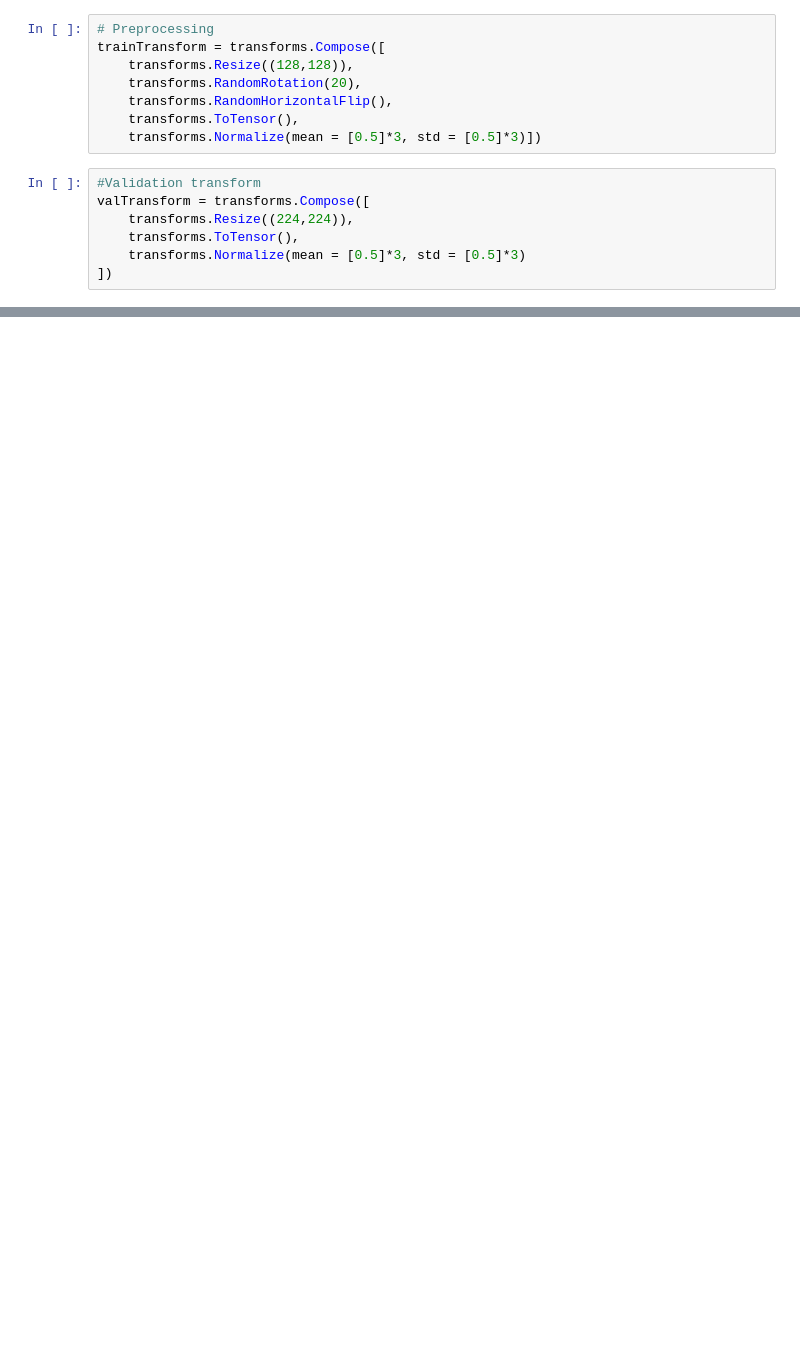
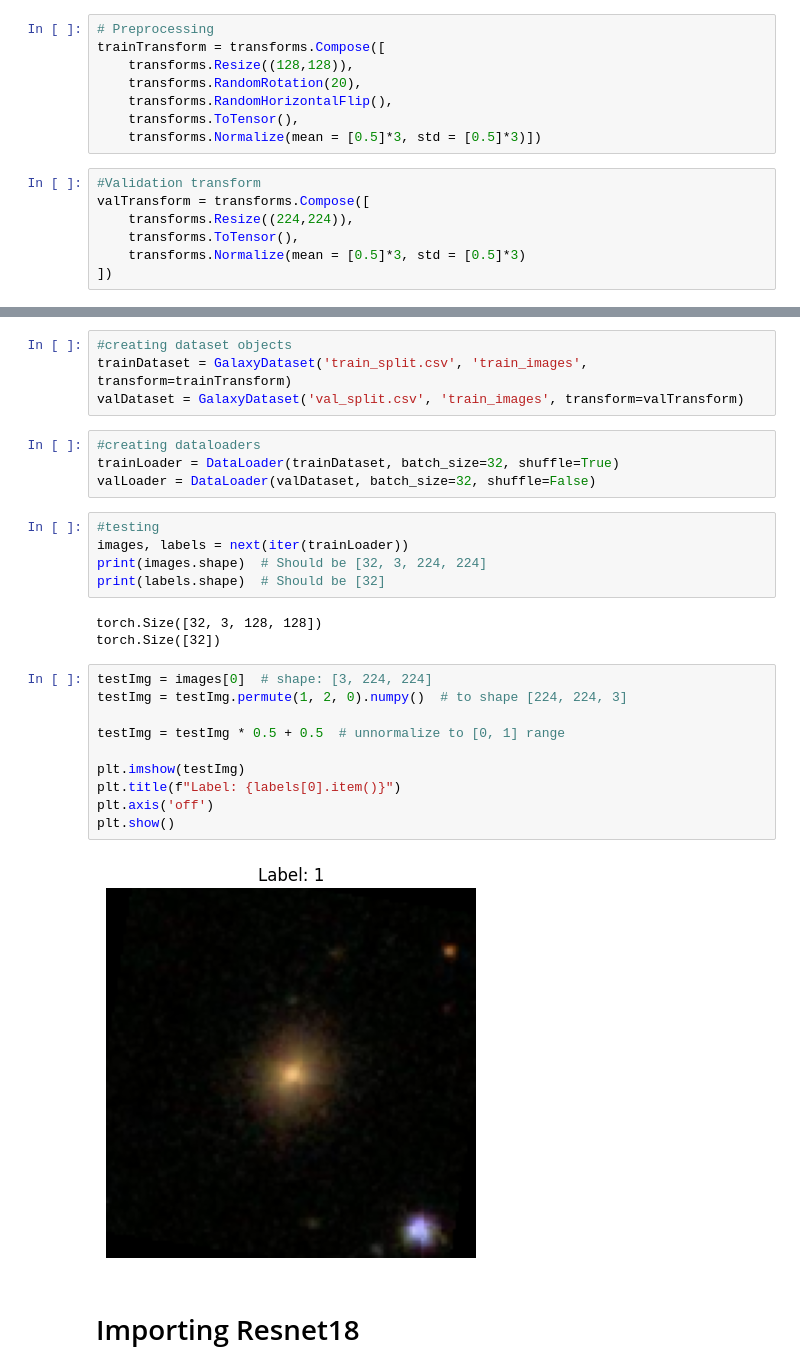
Before and after one commit to Diver202/HackRushAstronomy, a Jupyter notebook: model.ipynb, the cells around one changed output, grey strips where cells are left out. Saved outputs shown, nothing was run; the diff lists cells and outputs as text; blank space fills up the shorter version.

Commit message:
After training

```diff
--- a/model.ipynb
+++ b/model.ipynb
@@ -43,0 +95,30 @@ class GalaxyDataset(Dataset):
+# %%
+#creating dataset objects
+trainDataset = GalaxyDataset('train_split.csv', 'train_images', transform=trainTransform)
+valDataset = GalaxyDataset('val_split.csv', 'train_images', transform=valTransform)
+# %%
+#creating dataloaders
+trainLoader = DataLoader(trainDataset, batch_size=32, shuffle=True)
+valLoader = DataLoader(valDataset, batch_size=32, shuffle=False)
+# %%
+#testing
+images, labels = next(iter(trainLoader))
+print(images.shape)  # Should be [32, 3, 224, 224]
+print(labels.shape)  # Should be [32]
+# %% [output]
+torch.Size([32, 3, 128, 128])
+torch.Size([32])
+# %%
+testImg = images[0]  # shape: [3, 224, 224]
+testImg = testImg.permute(1, 2, 0).numpy()  # to shape [224, 224, 3]
+
+testImg = testImg * 0.5 + 0.5  # unnormalize to [0, 1] range
+
+plt.imshow(testImg)
+plt.title(f"Label: {labels[0].item()}")
+plt.axis('off')
+plt.show()
+# %% [output]
+[figure, added]
+# %% [markdown]
+# Importing Resnet18
```
Also changed, not shown: parts of 19 cells of this notebook, 2 other files.
